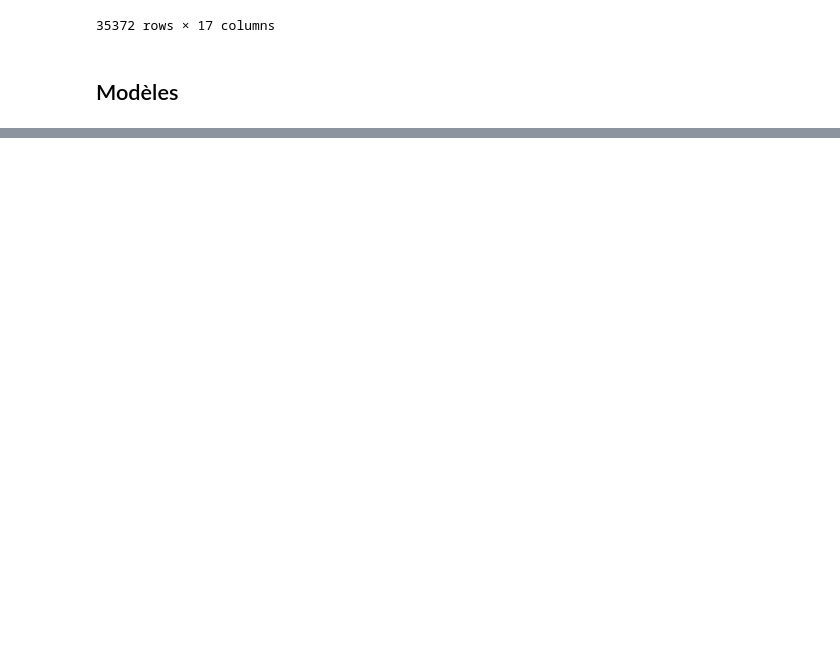
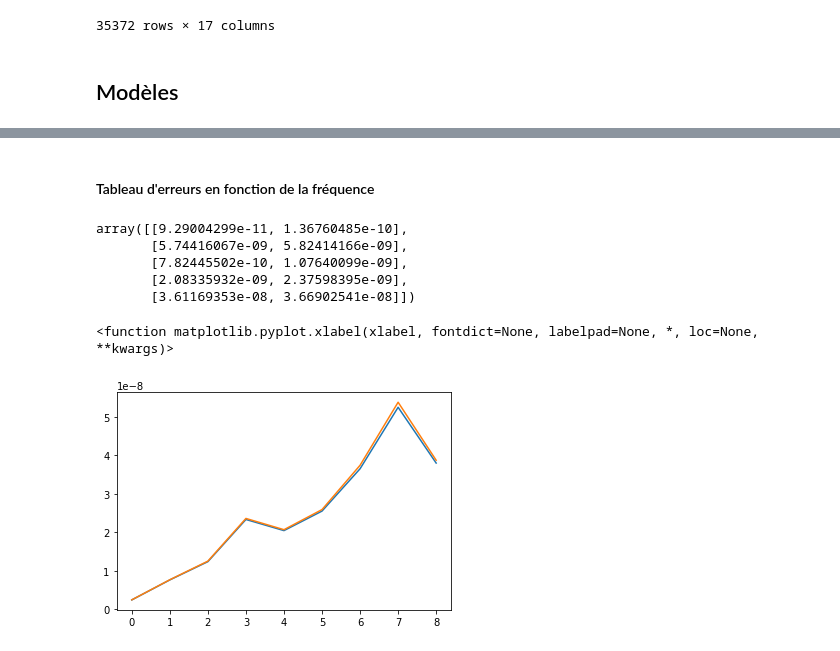
Before and after one commit to FZYUAN-1/pldac_interpolation, a Jupyter notebook: PROJET GPS 2.ipynb, the cells around one changed output, grey strips where cells are left out. Saved outputs shown, nothing was run; the diff lists cells and outputs as text; code cells hidden in the pictures; blank space fills up the shorter version.

```diff
--- a/PROJET GPS 2.ipynb
+++ b/PROJET GPS 2.ipynb
@@ -103,0 +108,2 @@ MSE obtenue pour le modèle  1          : 3.980547871058858e-09
+# %% [markdown]
+#### Tableau d'erreurs en fonction de la fréquence
@@ -103,0 +129,15 @@ MSE obtenue pour le modèle  1          : 3.980547871058858e-09
+# %%
+tab_mse
+# %% [output]
+array([[9.29004299e-11, 1.36760485e-10],
+       [5.74416067e-09, 5.82414166e-09],
+       [7.82445502e-10, 1.07640099e-09],
+       [2.08335932e-09, 2.37598395e-09],
+       [3.61169353e-08, 3.66902541e-08]])
+# %%
+plt.plot(tab_mse[:,0])
+plt.plot(tab_mse[:,1])
+plt.xlabel
+# %% [output]
+<function matplotlib.pyplot.xlabel(xlabel, fontdict=None, labelpad=None, *, loc=None, **kwargs)>
+[figure, added]
```
Also changed, not shown: parts of 7 cells of this notebook.
